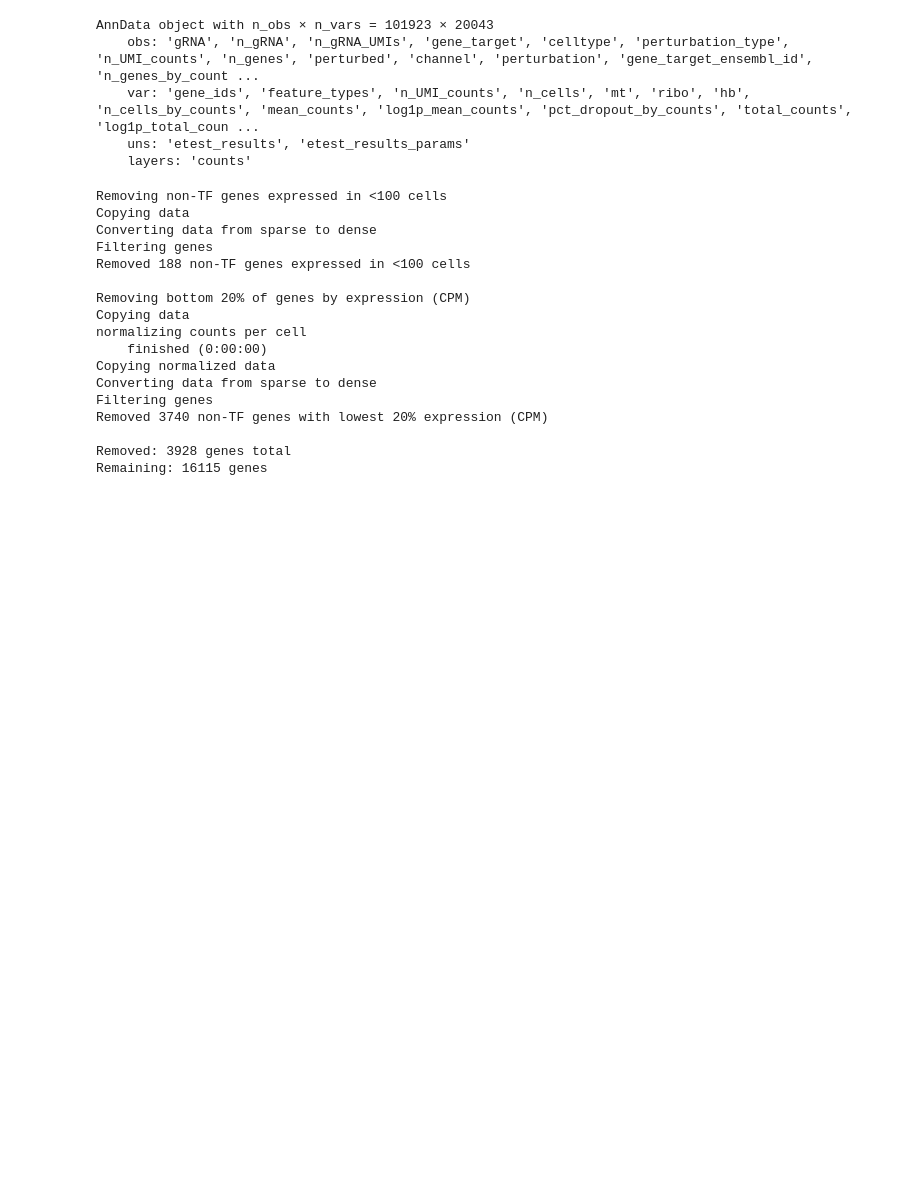
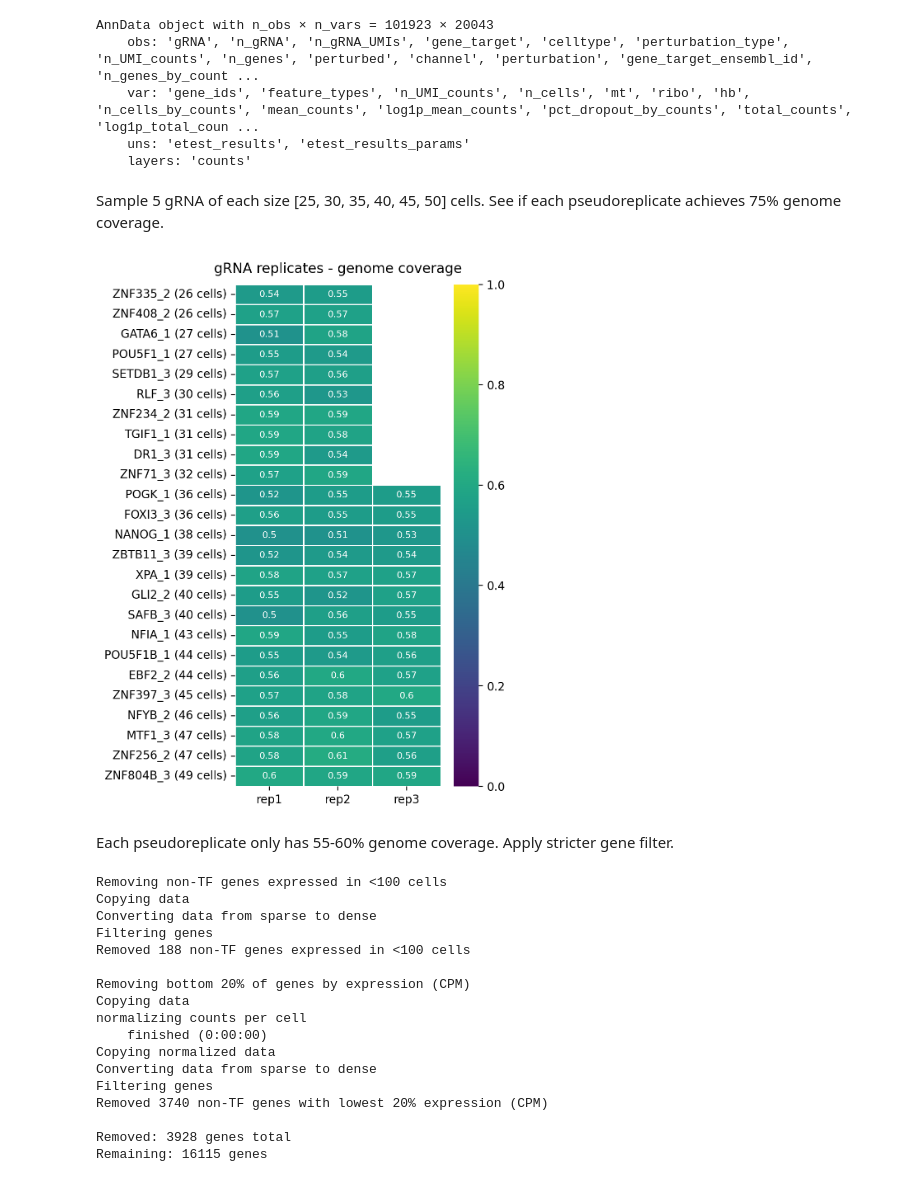
Before and after one commit to subramaniam-lab-ucsd/tf-project, a Jupyter notebook: tf_project_de_analysis_mde.ipynb, the cells around one changed output. Drawn from its saved outputs; the diff is of its cells as text; code cells hidden in the pictures; blank space fills up the shorter version.

```diff
--- a/tf_project_de_analysis_mde.ipynb
+++ b/tf_project_de_analysis_mde.ipynb
@@ -41,3 +187,16 @@ AnnData object with n_obs × n_vars = 101923 × 20043
+# %% [markdown]
+Sample 5 gRNA of each size [25, 30, 35, 40, 45, 50] cells. See if each pseudoreplicate achieves 75% genome coverage.
+# %%
+gRNA_genome_coverage_df = build_DE_gRNA_rep_genome_coverage_df(adata,
+    n_cells_per_gRNA = [25, 30, 35, 40, 45, 50], n_gRNA_per_size=5,
+    include_total=False, random_state=12345)
+# %%
+plot_gene_coverage_heatmap(gRNA_genome_coverage_df, figsize=(4,8),
+    title="gRNA replicates - genome coverage")
+# %% [output]
+[figure, added]
+# %% [markdown]
+Each pseudoreplicate only has 55-60% genome coverage. Apply stricter gene filter.
 # %%
 import numpy as np
 import matplotlib.pyplot as plt
```
Also changed, not shown: parts of 14 cells of this notebook, 1 other file.
